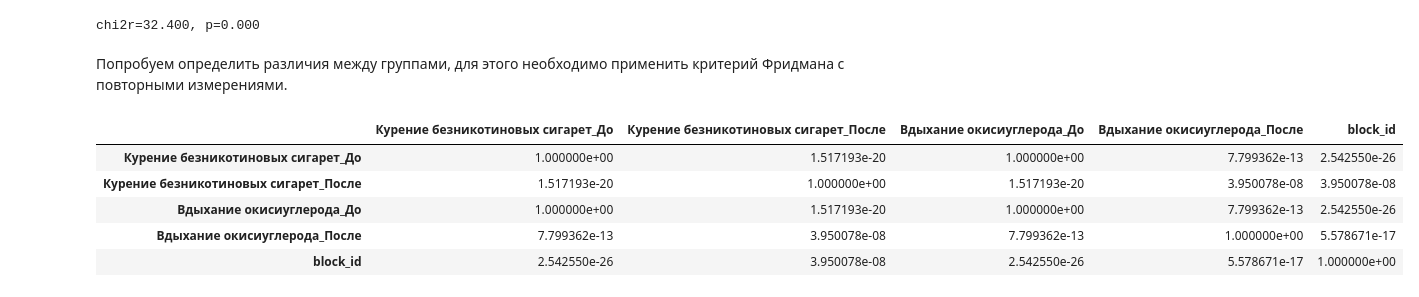
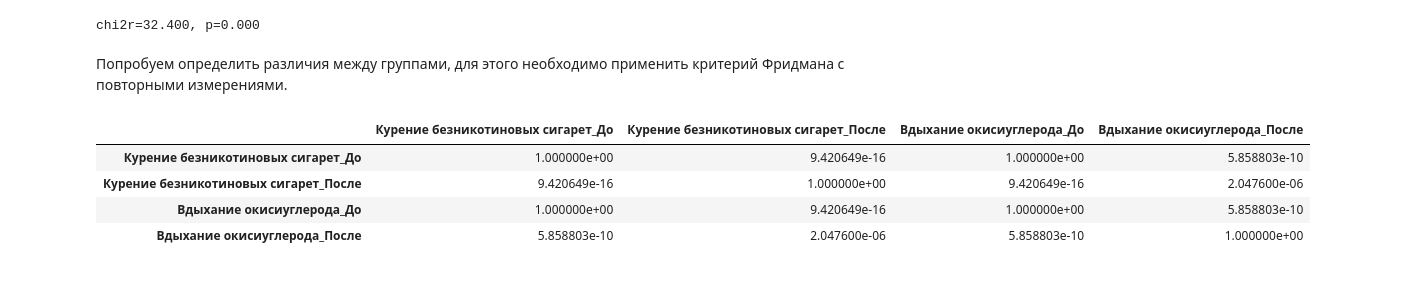
Before and after one commit to Vakhranev/MGIMO, a Jupyter notebook: 28 февраля.ipynb, the cells around one changed output. Cells and saved outputs as stored; diff of their text form; code cells hidden in the pictures.

```diff
--- a/28 февраля.ipynb
+++ b/28 февраля.ipynb
@@ -842,19 +842,20 @@ chi2r=32.400, p=0.000
 df_ = df.copy()
 df_.columns = ["_".join(col) for col in df_.columns]
 # %%
-pcf = sp.posthoc_conover_friedman(
-    df_.reset_index().melt(id_vars="index"),
-    y_col='value',
-    block_col="index",
-    group_col="variable",
-    block_id_col="index",  # Добавляем идентификатор блока
-    melted=True
-)
+# 1. Создайте числовой индекс перед reset_index()
+df_['block_id'] = range(len(df_))
+
+# 2. Включить этот индекс как block_id_col
+pcf = sp.posthoc_conover_friedman(df_.reset_index().melt(id_vars=["index","block_id"]),
+                                  y_col='value',
+                                  block_col="index",
+                                  block_id_col="block_id", # явно добавлено
+                                  group_col="variable",
+                                  melted=True)
 pcf
 # %% [output]
-|  | Курение безникотиновых сигарет_До | Курение безникотиновых сигарет_После | Вдыхание окисиуглерода_До | Вдыхание окисиуглерода_После | block_id |
-| Курение безникотиновых сигарет_До | 1.000000e+00 | 1.517193e-20 | 1.000000e+00 | 7.799362e-13 | 2.542550e-26 |
-| Курение безникотиновых сигарет_После | 1.517193e-20 | 1.000000e+00 | 1.517193e-20 | 3.950078e-08 | 3.950078e-08 |
-| Вдыхание окисиуглерода_До | 1.000000e+00 | 1.517193e-20 | 1.000000e+00 | 7.799362e-13 | 2.542550e-26 |
-| Вдыхание окисиуглерода_После | 7.799362e-13 | 3.950078e-08 | 7.799362e-13 | 1.000000e+00 | 5.578671e-17 |
-| block_id | 2.542550e-26 | 3.950078e-08 | 2.542550e-26 | 5.578671e-17 | 1.000000e+00 |
+|  | Курение безникотиновых сигарет_До | Курение безникотиновых сигарет_После | Вдыхание окисиуглерода_До | Вдыхание окисиуглерода_После |
+| Курение безникотиновых сигарет_До | 1.000000e+00 | 9.420649e-16 | 1.000000e+00 | 5.858803e-10 |
+| Курение безникотиновых сигарет_После | 9.420649e-16 | 1.000000e+00 | 9.420649e-16 | 2.047600e-06 |
+| Вдыхание окисиуглерода_До | 1.000000e+00 | 9.420649e-16 | 1.000000e+00 | 5.858803e-10 |
+| Вдыхание окисиуглерода_После | 5.858803e-10 | 2.047600e-06 | 5.858803e-10 | 1.000000e+00 |
```
Also changed, not shown: parts of 29 cells of this notebook.
